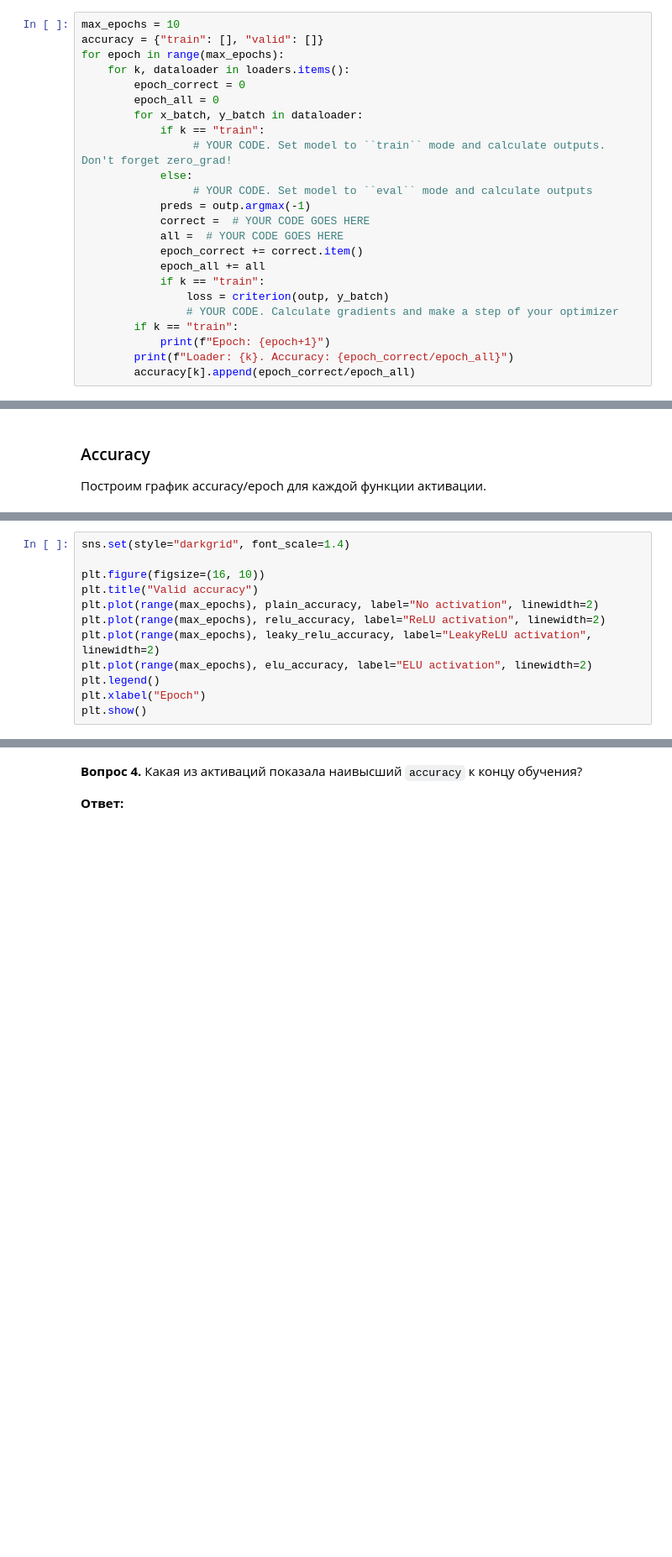
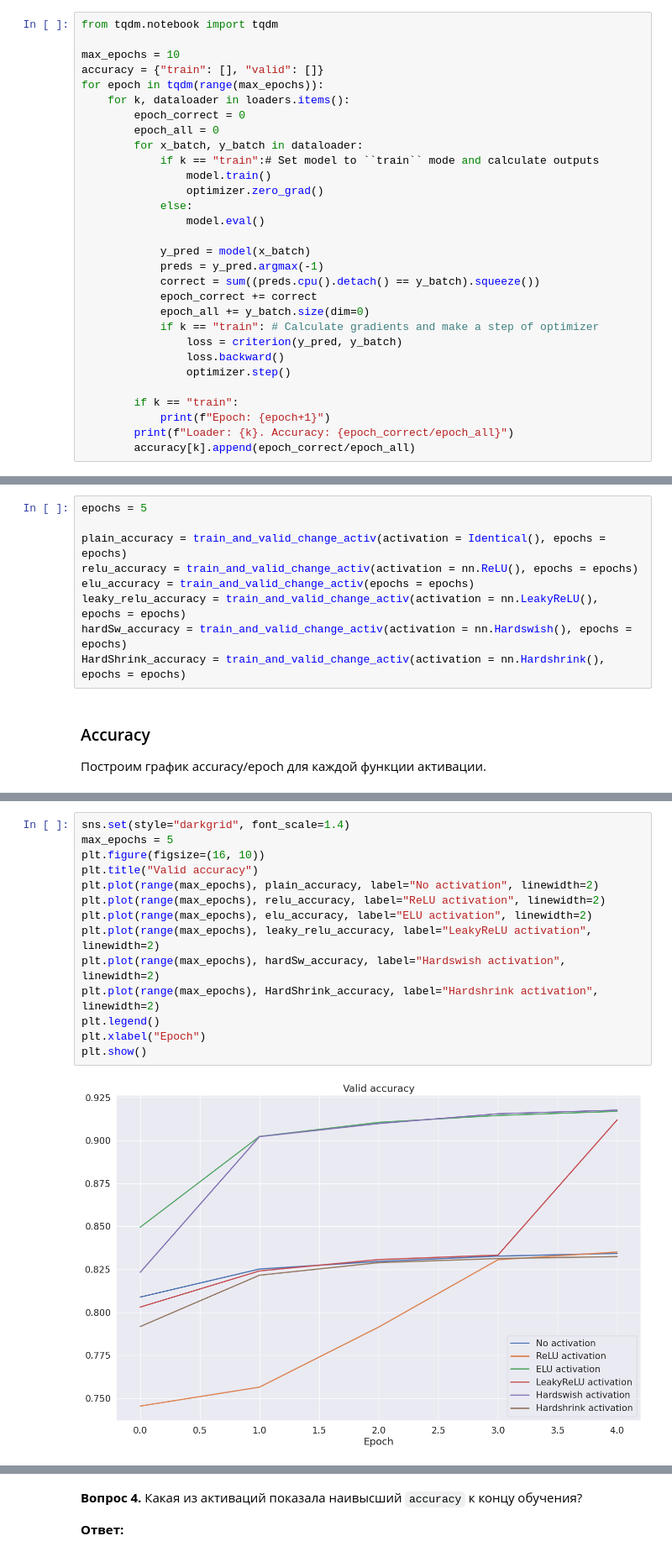
Before and after one commit to cehkop/Deep_learning_school_MIPT, a Jupyter notebook: homework/dense_and_convolutional_nn.ipynb, the cells around one changed output, grey strips where cells are left out. Shown at 84% size. Drawn from its saved outputs; the diff is of its cells as text; blank space fills up the shorter version.

```diff
--- a/homework/dense_and_convolutional_nn.ipynb
+++ b/homework/dense_and_convolutional_nn.ipynb
@@ -345,25 +374,31 @@ for epoch in range(max_epochs):  # <--------------- итерируемся по
 # %% [markdown]
 ### Задание. Дополните цикл обучения.
 # %%
+from tqdm.notebook import tqdm
+
 max_epochs = 10
 accuracy = {"train": [], "valid": []}
-for epoch in range(max_epochs):
+for epoch in tqdm(range(max_epochs)):
     for k, dataloader in loaders.items():
         epoch_correct = 0
         epoch_all = 0
         for x_batch, y_batch in dataloader:
-            if k == "train":
-                 # YOUR CODE. Set model to ``train`` mode and calculate outputs. Don't forget zero_grad!
+            if k == "train":# Set model to ``train`` mode and calculate outputs
+                model.train()
+                optimizer.zero_grad()
             else:
-                 # YOUR CODE. Set model to ``eval`` mode and calculate outputs
-            preds = outp.argmax(-1)
-            correct =  # YOUR CODE GOES HERE
-            all =  # YOUR CODE GOES HERE
-            epoch_correct += correct.item()
-            epoch_all += all
-            if k == "train":
-                loss = criterion(outp, y_batch)
-                # YOUR CODE. Calculate gradients and make a step of your optimizer
+                model.eval()
+
+            y_pred = model(x_batch)
+            preds = y_pred.argmax(-1)
+            correct = sum((preds.cpu().detach() == y_batch).squeeze())
+            epoch_correct += correct
+            epoch_all += y_batch.size(dim=0)
+            if k == "train": # Calculate gradients and make a step of optimizer
+                loss = criterion(y_pred, y_batch)
+                loss.backward()
+                optimizer.step()
+
         if k == "train":
             print(f"Epoch: {epoch+1}")
         print(f"Loader: {k}. Accuracy: {epoch_correct/epoch_all}")
@@ -385,3 +458,12 @@ leaky_relu_accuracy = #YOUR CODE
+# %%
+epochs = 5
+
+plain_accuracy = train_and_valid_change_activ(activation = Identical(), epochs = epochs)
+relu_accuracy = train_and_valid_change_activ(activation = nn.ReLU(), epochs = epochs)
+elu_accuracy = train_and_valid_change_activ(epochs = epochs)
+leaky_relu_accuracy = train_and_valid_change_activ(activation = nn.LeakyReLU(), epochs = epochs)
+hardSw_accuracy = train_and_valid_change_activ(activation = nn.Hardswish(), epochs = epochs)
+HardShrink_accuracy = train_and_valid_change_activ(activation = nn.Hardshrink(), epochs = epochs)
 # %% [markdown]
 ### Accuracy
 Построим график accuracy/epoch для каждой функции активации.
@@ -388,12 +478,16 @@ leaky_relu_accuracy = #YOUR CODE
 # %%
 sns.set(style="darkgrid", font_scale=1.4)
-
+max_epochs = 5
 plt.figure(figsize=(16, 10))
 plt.title("Valid accuracy")
 plt.plot(range(max_epochs), plain_accuracy, label="No activation", linewidth=2)
 plt.plot(range(max_epochs), relu_accuracy, label="ReLU activation", linewidth=2)
+plt.plot(range(max_epochs), elu_accuracy, label="ELU activation", linewidth=2)
 plt.plot(range(max_epochs), leaky_relu_accuracy, label="LeakyReLU activation", linewidth=2)
-plt.plot(range(max_epochs), elu_accuracy, label="ELU activation", linewidth=2)
+plt.plot(range(max_epochs), hardSw_accuracy, label="Hardswish activation", linewidth=2)
+plt.plot(range(max_epochs), HardShrink_accuracy, label="Hardshrink activation", linewidth=2)
 plt.legend()
 plt.xlabel("Epoch")
 plt.show()
+# %% [output]
+[figure, added]
```
Also changed, not shown: parts of 35 cells of this notebook.
